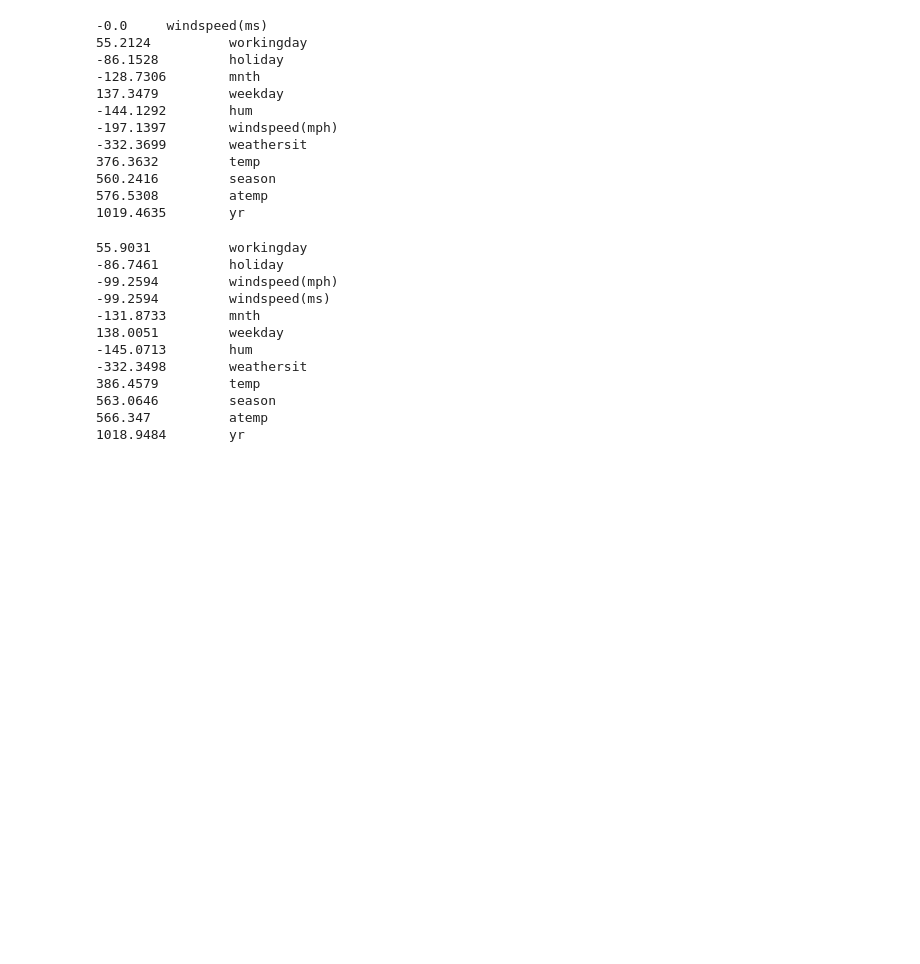
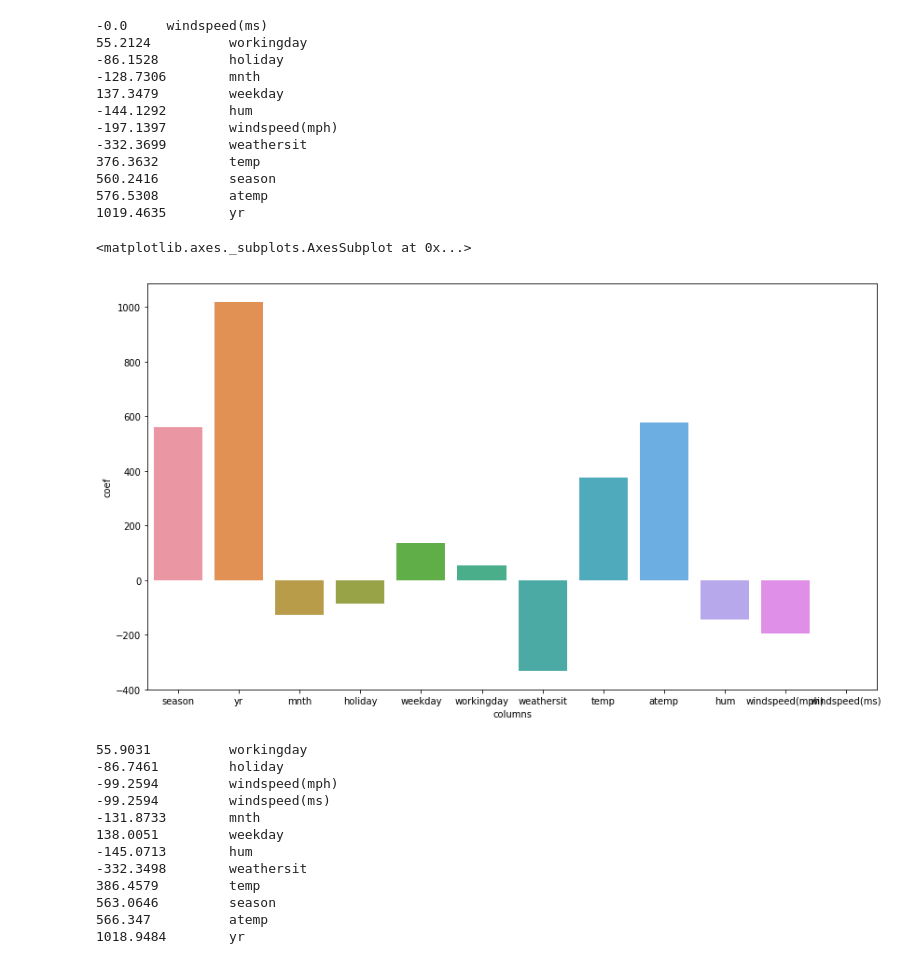
Before and after one commit to 7bits/ml-courses-7bits, a Jupyter notebook: 2017-fall/practises/05-linear-regression/05-01-linear-regression.ipynb, the cells around one changed output. Cells and saved outputs as stored; diff of their text form; code cells hidden in the pictures; blank space fills up the shorter version.

```diff
--- a/2017-fall/practises/05-linear-regression/05-01-linear-regression.ipynb
+++ b/2017-fall/practises/05-linear-regression/05-01-linear-regression.ipynb
@@ -440,6 +433,13 @@ for coef, col in sorted(zip(lasso.coef_, df.columns), key=lambda x: np.abs(x[0])
 560.2416         season
 576.5308         atemp
 1019.4635        yr
+# %%
+# Магнитуда признаков
+plt.figure(figsize=(14,8))
+sns.barplot(x='columns', y='coef',data=pd.DataFrame(list(zip(lasso.coef_, df.columns)), columns=["coef", "columns"]))
+# %% [output]
+<matplotlib.axes._subplots.AxesSubplot at 0x...>
+[figure, added]
 # %%
 ridge = Ridge()
 ridge.fit(X, y)
```
Also changed, not shown: parts of 19 cells of this notebook.
